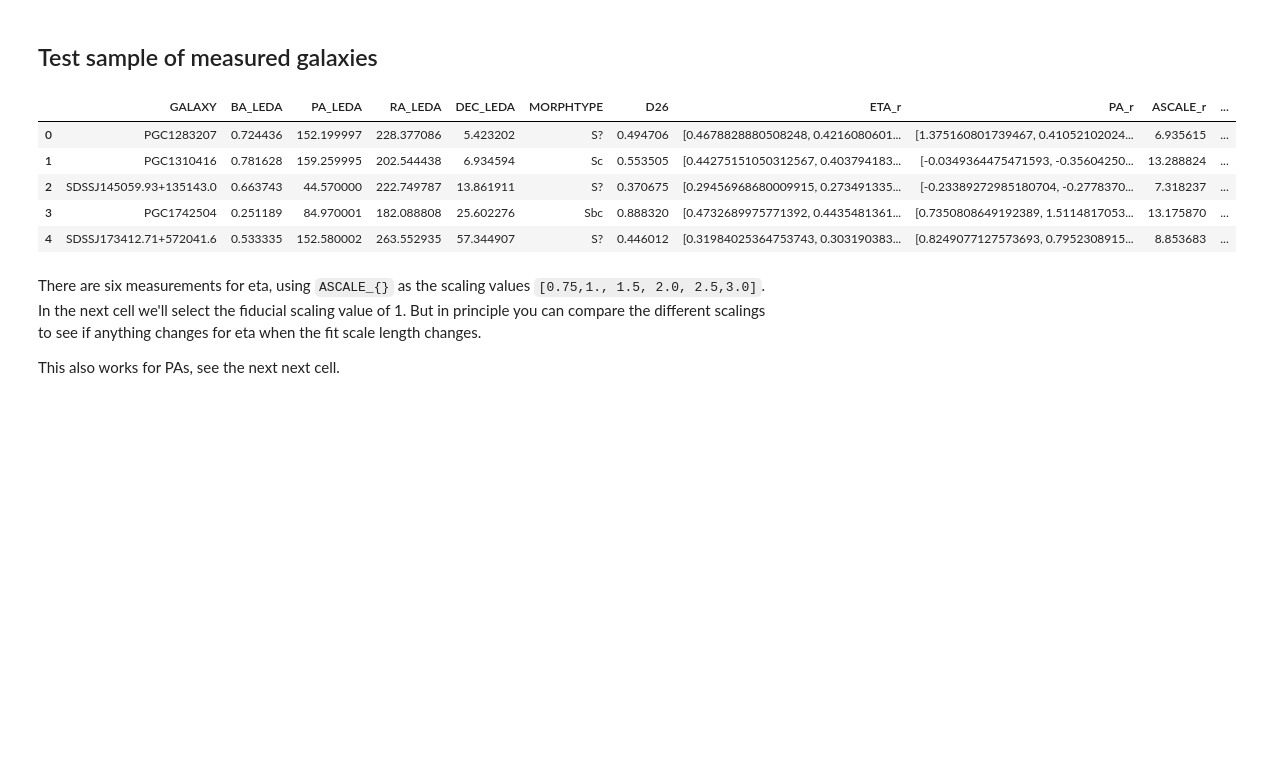
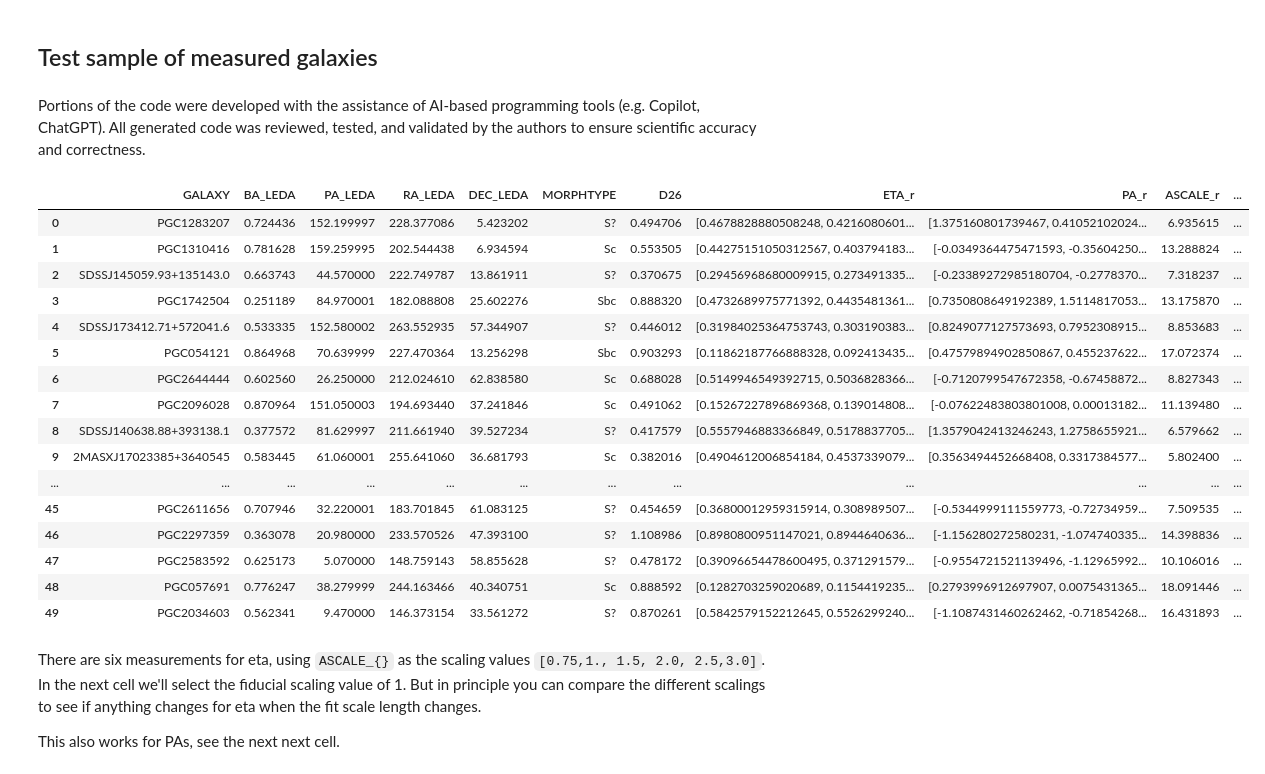
Before and after one commit to michael-petersen/GalaxyIncIinations, a Jupyter notebook: sandbox/InclinationSample.ipynb, the cells around one changed output. Cells and saved outputs as stored; diff of their text form; code cells hidden in the pictures; blank space fills up the shorter version.

```diff
--- a/sandbox/InclinationSample.ipynb
+++ b/sandbox/InclinationSample.ipynb
@@ -1,5 +1,7 @@
 # %% [markdown]
 ## Test sample of measured galaxies
+# %% [markdown]
+Portions of the code were developed with the assistance of AI-based programming tools (e.g. Copilot, ChatGPT). All generated code was reviewed, tested, and validated by the authors to ensure scientific accuracy and correctness.
 # %%
 import numpy as np
 import pandas as pd
@@ -7,13 +15,24 @@ import matplotlib.pyplot as plt
 # %%
 data = pd.read_hdf('subset_data.h5', key='galaxies')
-data.head()
+data.head(50)
 # %% [output]
 |  | GALAXY | BA_LEDA | PA_LEDA | RA_LEDA | DEC_LEDA | MORPHTYPE | D26 | ETA_r | PA_r | ASCALE_r | ... |
 | 0 | PGC1283207 | 0.724436 | 152.199997 | 228.377086 | 5.423202 | S? | 0.494706 | [0.4678828880508248, 0.4216080601... | [1.375160801739467, 0.41052102024... | 6.935615 | ... |
 | 1 | PGC1310416 | 0.781628 | 159.259995 | 202.544438 | 6.934594 | Sc | 0.553505 | [0.44275151050312567, 0.403794183... | [-0.0349364475471593, -0.35604250... | 13.288824 | ... |
 | 2 | SDSSJ145059.93+135143.0 | 0.663743 | 44.570000 | 222.749787 | 13.861911 | S? | 0.370675 | [0.29456968680009915, 0.273491335... | [-0.23389272985180704, -0.2778370... | 7.318237 | ... |
 | 3 | PGC1742504 | 0.251189 | 84.970001 | 182.088808 | 25.602276 | Sbc | 0.888320 | [0.4732689975771392, 0.4435481361... | [0.7350808649192389, 1.5114817053... | 13.175870 | ... |
 | 4 | SDSSJ173412.71+572041.6 | 0.533335 | 152.580002 | 263.552935 | 57.344907 | S? | 0.446012 | [0.31984025364753743, 0.303190383... | [0.8249077127573693, 0.7952308915... | 8.853683 | ... |
+| 5 | PGC054121 | 0.864968 | 70.639999 | 227.470364 | 13.256298 | Sbc | 0.903293 | [0.11862187766888328, 0.092413435... | [0.47579894902850867, 0.455237622... | 17.072374 | ... |
+| 6 | PGC2644444 | 0.602560 | 26.250000 | 212.024610 | 62.838580 | Sc | 0.688028 | [0.5149946549392715, 0.5036828366... | [-0.7120799547672358, -0.67458872... | 8.827343 | ... |
+| 7 | PGC2096028 | 0.870964 | 151.050003 | 194.693440 | 37.241846 | Sc | 0.491062 | [0.15267227896869368, 0.139014808... | [-0.07622483803801008, 0.00013182... | 11.139480 | ... |
+| 8 | SDSSJ140638.88+393138.1 | 0.377572 | 81.629997 | 211.661940 | 39.527234 | S? | 0.417579 | [0.5557946883366849, 0.5178837705... | [1.3579042413246243, 1.2758655921... | 6.579662 | ... |
+| 9 | 2MASXJ17023385+3640545 | 0.583445 | 61.060001 | 255.641060 | 36.681793 | Sc | 0.382016 | [0.4904612006854184, 0.4537339079... | [0.3563494452668408, 0.3317384577... | 5.802400 | ... |
+| ... | ... | ... | ... | ... | ... | ... | ... | ... | ... | ... | ... |
+| 45 | PGC2611656 | 0.707946 | 32.220001 | 183.701845 | 61.083125 | S? | 0.454659 | [0.36800012959315914, 0.308989507... | [-0.5344999111559773, -0.72734959... | 7.509535 | ... |
+| 46 | PGC2297359 | 0.363078 | 20.980000 | 233.570526 | 47.393100 | S? | 1.108986 | [0.8980800951147021, 0.8944640636... | [-1.156280272580231, -1.074740335... | 14.398836 | ... |
+| 47 | PGC2583592 | 0.625173 | 5.070000 | 148.759143 | 58.855628 | S? | 0.478172 | [0.39096654478600495, 0.371291579... | [-0.9554721521139496, -1.12965992... | 10.106016 | ... |
+| 48 | PGC057691 | 0.776247 | 38.279999 | 244.163466 | 40.340751 | Sc | 0.888592 | [0.1282703259020689, 0.1154419235... | [0.2793996912697907, 0.0075431365... | 18.091446 | ... |
+| 49 | PGC2034603 | 0.562341 | 9.470000 | 146.373154 | 33.561272 | S? | 0.870261 | [0.5842579152212645, 0.5526299240... | [-1.1087431460262462, -0.71854268... | 16.431893 | ... |
 # %% [markdown]
 There are six measurements for eta, using `ASCALE_{}` as the scaling values `[0.75,1., 1.5, 2.0, 2.5,3.0]`. In the next cell we'll select the fiducial scaling value of 1. But in principle you can compare the different scalings to see if anything changes for eta when the fit scale length changes.
 
```
Also changed, not shown: parts of 8 cells of this notebook, 14 other files.
